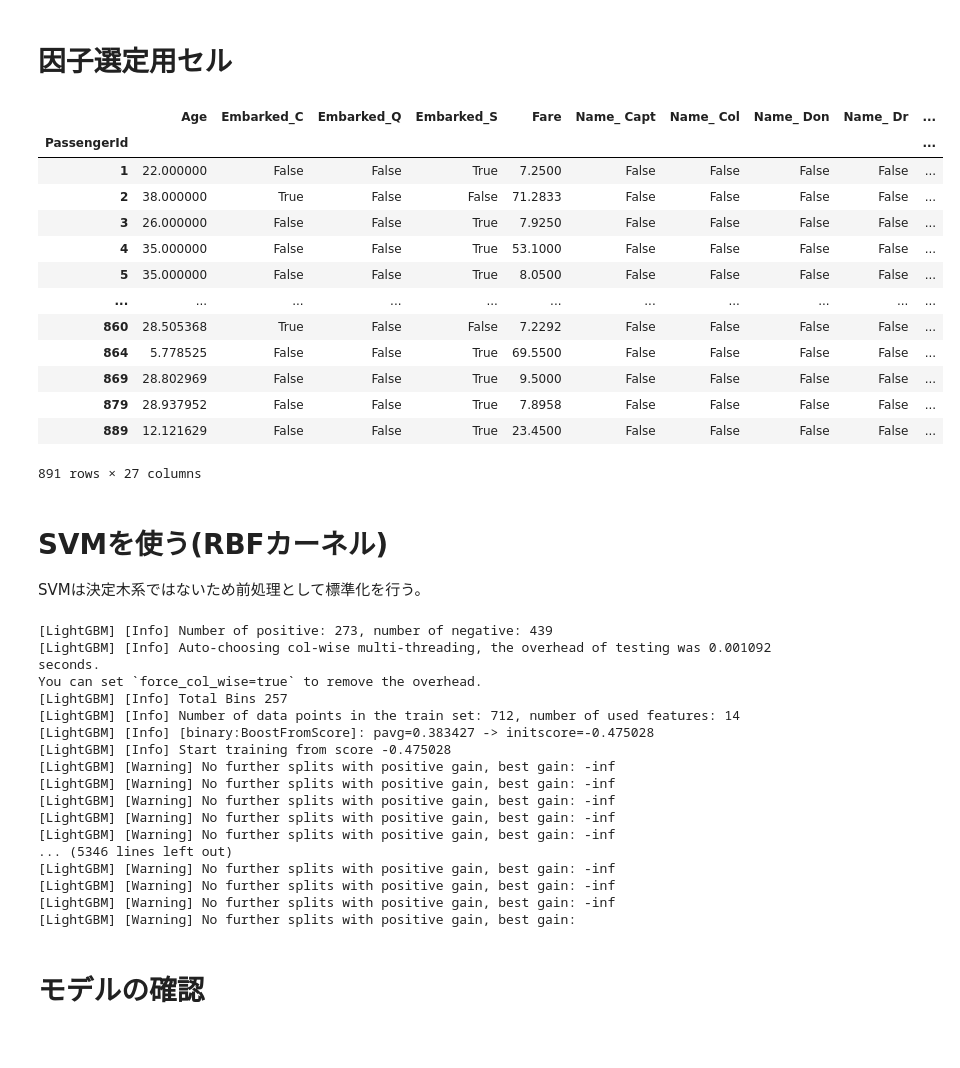
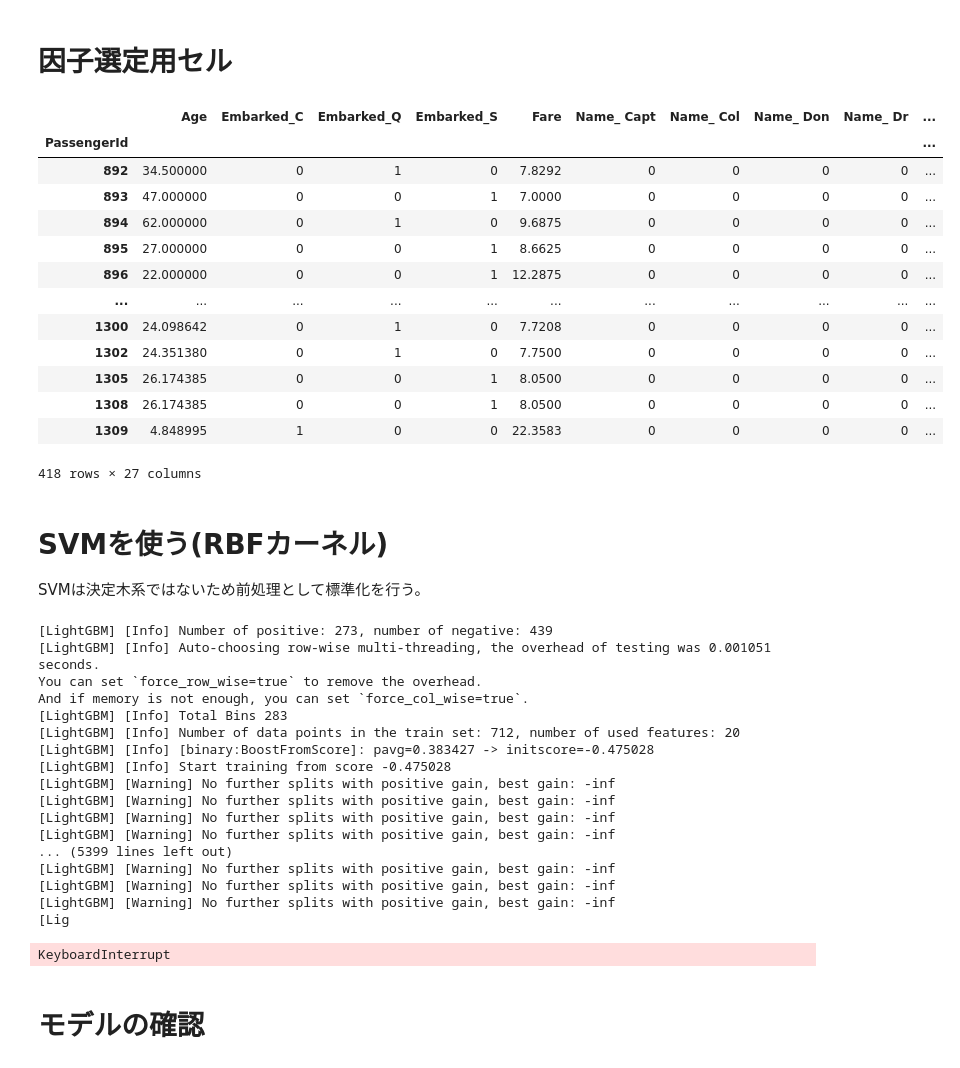
Before and after one commit to NTanaka1994/omoitsuki, a Jupyter notebook: titanic2.ipynb, the cells around one changed output. Drawn from its saved outputs; the diff is of its cells as text; code cells hidden in the pictures.

```diff
--- a/titanic2.ipynb
+++ b/titanic2.ipynb
@@ -485,3 +504,0 @@ Index(['Age', 'Embarked_C', 'Embarked_Q', 'Embarked_S', 'Fare', 'Name_ Capt',
-# %%
-df_train = df_train.drop("Name_ Dona", axis=1)
-df_train.columns
@@ -496,3 +504,0 @@ Index(['Age', 'Embarked_C', 'Embarked_Q', 'Embarked_S', 'Fare', 'Name_ Capt',
-# %%
-df_test = df_test.drop("Name_ Dona", axis=1)
-df_test.columns
@@ -543,4 +541,7 @@ df_test
 # %%
 x = df_train.drop("Survived", axis=1)
 y = df_train["Survived"]
-x_test = df_test
+x_test = df_test.replace(True, 1)
+x_test = df_test.replace(False, 0)
+x = x.replace(True, 1)
+x = x.replace(False, 0)
@@ -551,3 +573,8 @@ from lightgbm import LGBMClassifier as LGBMC
+# %%
+ss = StandardScaler()
+ss.fit(x)
+x2 = ss.transform(x)
+x_te2 = ss.transform(x_test)
 # %%
 models = []
 for i in range(200):
@@ -664,29 +697,33 @@ df_imp.cumsum()
 # %% [markdown]
 # 因子選定用セル
 # %%
-x2 = x
-x_te2 = x_test
-x2
+x2 = x.replace(True, 1)
+x2 = x2.replace(False, 0)
+x_te2 = x_test.replace(True, 1)
+x_te2 = x_te2.replace(False, 0)
+x_te2
 # %% [output]
 |  | Age | Embarked_C | Embarked_Q | Embarked_S | Fare | Name_ Capt | Name_ Col | Name_ Don | Name_ Dr | ... |
 | PassengerId |  |  |  |  |  |  |  |  |  | ... |
-| 1 | 22.000000 | False | False | True | 7.2500 | False | False | False | False | ... |
-| 2 | 38.000000 | True | False | False | 71.2833 | False | False | False | False | ... |
-| 3 | 26.000000 | False | False | True | 7.9250 | False | False | False | False | ... |
-| 4 | 35.000000 | False | False | True | 53.1000 | False | False | False | False | ... |
-| 5 | 35.000000 | False | False | True | 8.0500 | False | False | False | False | ... |
+| 892 | 34.500000 | 0 | 1 | 0 | 7.8292 | 0 | 0 | 0 | 0 | ... |
+| 893 | 47.000000 | 0 | 0 | 1 | 7.0000 | 0 | 0 | 0 | 0 | ... |
+| 894 | 62.000000 | 0 | 1 | 0 | 9.6875 | 0 | 0 | 0 | 0 | ... |
+| 895 | 27.000000 | 0 | 0 | 1 | 8.6625 | 0 | 0 | 0 | 0 | ... |
+| 896 | 22.000000 | 0 | 0 | 1 | 12.2875 | 0 | 0 | 0 | 0 | ... |
 | ... | ... | ... | ... | ... | ... | ... | ... | ... | ... | ... |
-| 860 | 28.505368 | True | False | False | 7.2292 | False | False | False | False | ... |
-| 864 | 5.778525 | False | False | True | 69.5500 | False | False | False | False | ... |
-| 869 | 28.802969 | False | False | True | 9.5000 | False | False | False | False | ... |
-| 879 | 28.937952 | False | False | True | 7.8958 | False | False | False | False | ... |
-| 889 | 12.121629 | False | False | True | 23.4500 | False | False | False | False | ... |
+| 1300 | 24.098642 | 0 | 1 | 0 | 7.7208 | 0 | 0 | 0 | 0 | ... |
+| 1302 | 24.351380 | 0 | 1 | 0 | 7.7500 | 0 | 0 | 0 | 0 | ... |
+| 1305 | 26.174385 | 0 | 0 | 1 | 8.0500 | 0 | 0 | 0 | 0 | ... |
+| 1308 | 26.174385 | 0 | 0 | 1 | 8.0500 | 0 | 0 | 0 | 0 | ... |
+| 1309 | 4.848995 | 1 | 0 | 0 | 22.3583 | 0 | 0 | 0 | 0 | ... |
-891 rows × 27 columns
+418 rows × 27 columns
 # %% [markdown]
 # SVMを使う(RBFカーネル)
 SVMは決定木系ではないため前処理として標準化を行う。
 # %%
 from sklearn.svm import SVC
+from sklearn.neighbors import KNeighborsClassifier as knn
+from sklearn.ensemble import BaggingClassifier
 from sklearn.preprocessing import StandardScaler
 ss = StandardScaler()
 ss.fit(x2)
@@ -703,24 +740,29 @@ for i in range(200):
     model3 = SVC()
     model3.fit(x_train, y_train)
     models.append([model3, model3.score(x_val, y_val), model3.score(x_train, y_train)])
+    model4 = BaggingClassifier(knn())
+    model4.fit(x_train, y_train)
+    models.append([model4, model4.score(x_val, y_val), model4.score(x_train, y_train)])
+    print(i)
 models = sorted(models, key=lambda x:x[1], reverse=True)
 # %% [output]
 [LightGBM] [Info] Number of positive: 273, number of negative: 439
-[LightGBM] [Info] Auto-choosing col-wise multi-threading, the overhead of testing was 0.001092 seconds.
-You can set `force_col_wise=true` to remove the overhead.
-[LightGBM] [Info] Total Bins 257
-[LightGBM] [Info] Number of data points in the train set: 712, number of used features: 14
+[LightGBM] [Info] Auto-choosing row-wise multi-threading, the overhead of testing was 0.001051 seconds.
+You can set `force_row_wise=true` to remove the overhead.
+And if memory is not enough, you can set `force_col_wise=true`.
+[LightGBM] [Info] Total Bins 283
+[LightGBM] [Info] Number of data points in the train set: 712, number of used features: 20
 [LightGBM] [Info] [binary:BoostFromScore]: pavg=0.383427 -> initscore=-0.475028
 [LightGBM] [Info] Start training from score -0.475028
 [LightGBM] [Warning] No further splits with positive gain, best gain: -inf
 [LightGBM] [Warning] No further splits with positive gain, best gain: -inf
 [LightGBM] [Warning] No further splits with positive gain, best gain: -inf
 [LightGBM] [Warning] No further splits with positive gain, best gain: -inf
-[LightGBM] [Warning] No further splits with positive gain, best gain: -inf
-... (5346 lines left out)
+... (5399 lines left out)
 [LightGBM] [Warning] No further splits with positive gain, best gain: -inf
 [LightGBM] [Warning] No further splits with positive gain, best gain: -inf
 [LightGBM] [Warning] No further splits with positive gain, best gain: -inf
-[LightGBM] [Warning] No further splits with positive gain, best gain:
+[Lig
+KeyboardInterrupt
 # %% [markdown]
 # モデルの確認
```
Also changed, not shown: parts of 63 cells of this notebook.
